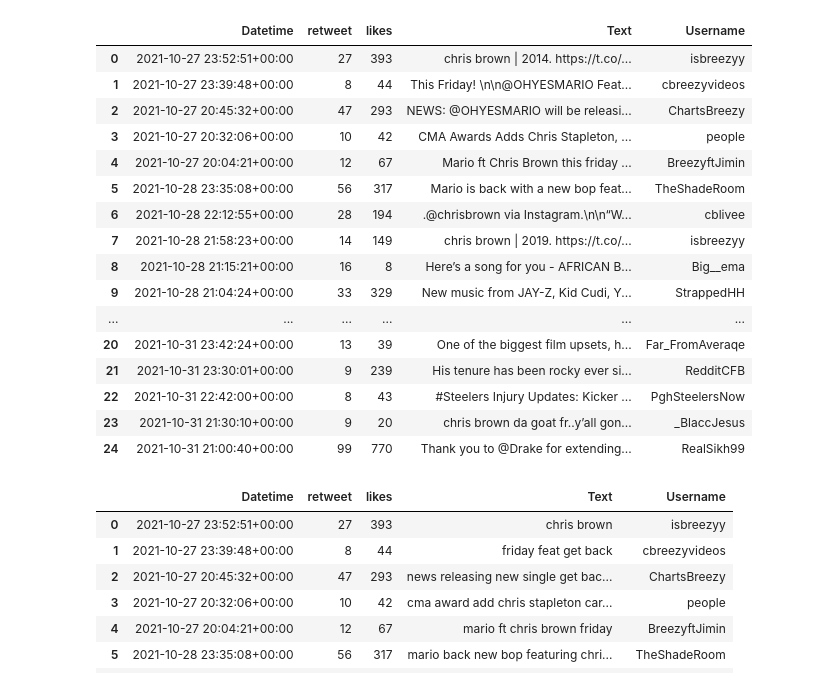
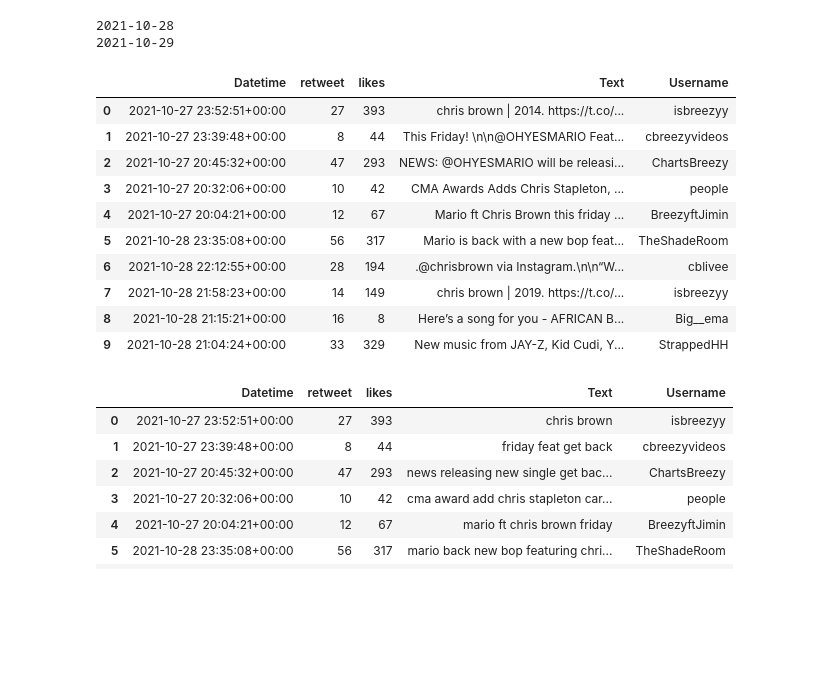
Before and after one commit to srs366/musicians_v_cancellation, a Jupyter notebook: notebooks/Afiq_sns_scrape.ipynb, the cells around one changed output. Cells and saved outputs as stored; diff of their text form; code cells hidden in the pictures; blank space fills up the shorter version.

```diff
--- a/notebooks/Afiq_sns_scrape.ipynb
+++ b/notebooks/Afiq_sns_scrape.ipynb
@@ -17,44 +1,43 @@ Note: you may need to restart the kernel to use updated packages.
 # %%
 import snscrape.modules.twitter as sntwitter
 from datetime import datetime,timedelta
 import pandas as pd
 def run_the_tweet(first_date,second_date, min_retweets, language):
+    date_format = '%Y-%m-%d'
     tweets_list= []
-    for x in range(5):
+    for x in range(1000):
         for i,tweet in enumerate(sntwitter.TwitterSearchScraper(f'Chris Brown since:{first_date} until:{second_date}  min_retweets:{min_retweets} lang:{language}').get_items()):
-            if i > 4:
+            if i > 4: # no. of output tweet
                 break
             else:
-                tweets_list.append([tweet.date, tweet.retweetCount, tweet.likeCount, tweet.content, tweet.user.username])
-        if x < 5:
-            first_date = datetime.strptime(first_date, '%Y-%m-%d') + timedelta(days=1)
-            first_date = first_date.strftime('%Y-%m-%d')
-            second_date = datetime.strptime(second_date, '%Y-%m-%d') + timedelta(days=1)
-            second_date = second_date.strftime('%Y-%m-%d')
+                tweets_list.append([tweet.date, tweet.retweetCount, tweet.likeCount, tweet.content, tweet.user.username]) #append if statement satisfy
+        if x < 1: # no. of days you want to be return
+            first_date = datetime.strptime(first_date, date_format) + timedelta(days=1) #add another day
+            first_date = first_date.strftime(date_format)
+            print(first_date)
+            second_date = datetime.strptime(second_date, date_format) + timedelta(days=1) #add another day
+            second_date = second_date.strftime(date_format)
+            print(second_date)
         else:
             break
     tweets_df = pd.DataFrame(tweets_list, columns=['Datetime',"retweet","likes", 'Text', 'Username'])
     return tweets_df
 text = run_the_tweet("2021-10-27","2021-10-28", "5", "en")
 text
 # %% [output]
+2021-10-28
+2021-10-29
 |  | Datetime | retweet | likes | Text | Username |
 | 0 | 2021-10-27 23:52:51+00:00 | 27 | 393 | chris brown | 2014. https://t.co/... | isbreezyy |
 | 1 | 2021-10-27 23:39:48+00:00 | 8 | 44 | This Friday! \n\n@OHYESMARIO Feat... | cbreezyvideos |
 | 2 | 2021-10-27 20:45:32+00:00 | 47 | 293 | NEWS: @OHYESMARIO will be releasi... | ChartsBreezy |
 | 3 | 2021-10-27 20:32:06+00:00 | 10 | 42 | CMA Awards Adds Chris Stapleton, ... | people |
 | 4 | 2021-10-27 20:04:21+00:00 | 12 | 67 | Mario ft Chris Brown this friday ... | BreezyftJimin |
 | 5 | 2021-10-28 23:35:08+00:00 | 56 | 317 | Mario is back with a new bop feat... | TheShadeRoom |
 | 6 | 2021-10-28 22:12:55+00:00 | 28 | 194 | .@chrisbrown via Instagram.\n\n“W... | cblivee |
 | 7 | 2021-10-28 21:58:23+00:00 | 14 | 149 | chris brown | 2019. https://t.co/... | isbreezyy |
 | 8 | 2021-10-28 21:15:21+00:00 | 16 | 8 | Here’s a song for you - AFRICAN B... | Big__ema |
 | 9 | 2021-10-28 21:04:24+00:00 | 33 | 329 | New music from JAY-Z, Kid Cudi, Y... | StrappedHH |
-| ... | ... | ... | ... | ... | ... |
-| 20 | 2021-10-31 23:42:24+00:00 | 13 | 39 | One of the biggest film upsets, h... | Far_FromAveraqe |
-| 21 | 2021-10-31 23:30:01+00:00 | 9 | 239 | His tenure has been rocky ever si... | RedditCFB |
-| 22 | 2021-10-31 22:42:00+00:00 | 8 | 43 | #Steelers Injury Updates: Kicker ... | PghSteelersNow |
-| 23 | 2021-10-31 21:30:10+00:00 | 9 | 20 | chris brown da goat fr..y’all gon... | _BlaccJesus |
-| 24 | 2021-10-31 21:00:40+00:00 | 99 | 770 | Thank you to @Drake for extending... | RealSikh99 |
 # %%
 import re
 import string
```
Also changed, not shown: parts of 3 cells of this notebook.
